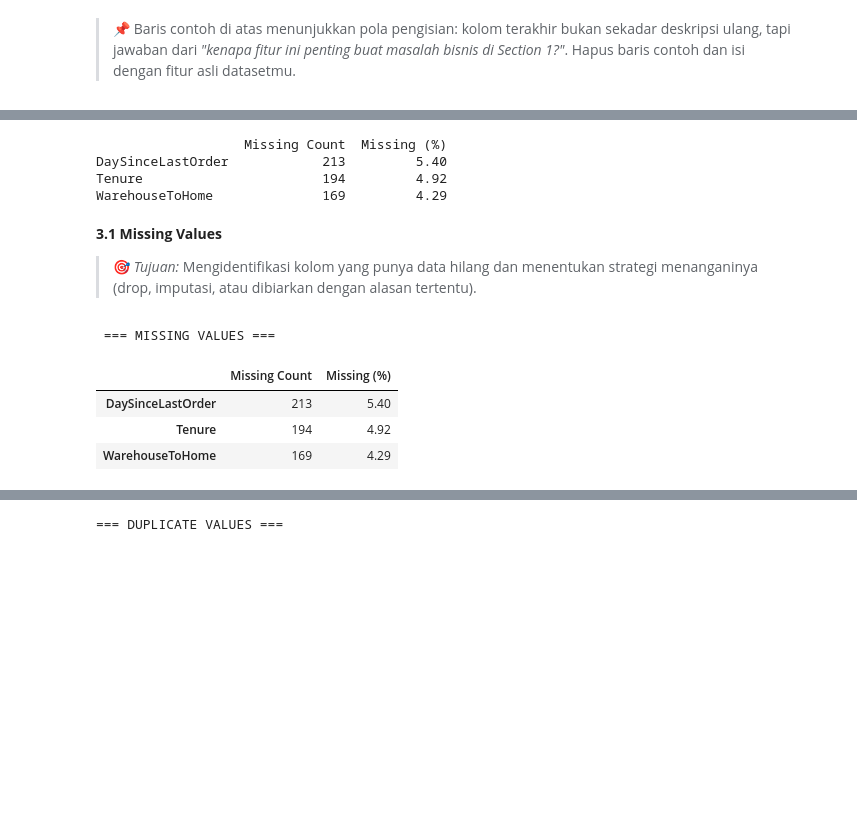
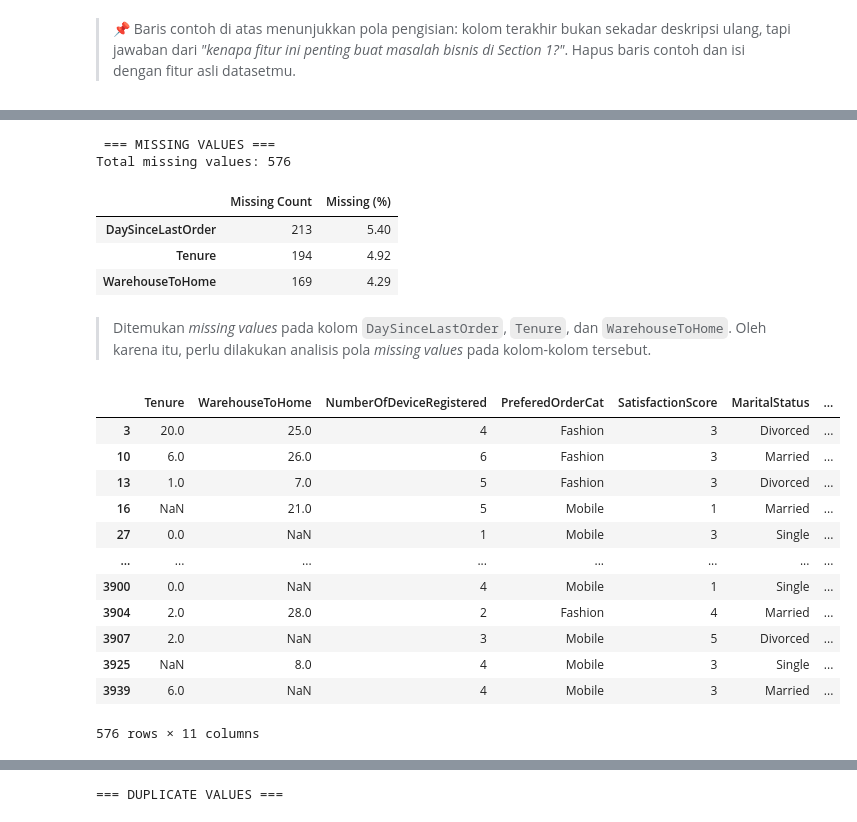
Before and after one commit to MikaMahaputra/E-Commerce-Customer-Churn, a Jupyter notebook: notebook/e-commerce-churn-analysis.ipynb, the cells around one changed output, grey strips where cells are left out. Drawn from its saved outputs; the diff is of its cells as text; code cells hidden in the pictures; blank space fills up the shorter version.

Commit message:
Identify missing values and anomaly values

```diff
--- a/notebook/e-commerce-churn-analysis.ipynb
+++ b/notebook/e-commerce-churn-analysis.ipynb
@@ -186,0 +120,3 @@ df.head()
+# %%
+df_raw = pd.read_csv('../data/raw/customer_churn.csv')
+df_raw
@@ -211,0 +220,2 @@ df.describe(include='all')
+# %%
+df = df_raw.copy()
@@ -212,28 +226,34 @@ df.describe(include='all')
 # %%
-missing = df.isnull().sum()
-missing_pct = (missing / len(df) * 100).round(2)
-missing_df = pd.DataFrame({'Missing Count': missing, 'Missing (%)': missing_pct})
-missing_df = missing_df[missing_df['Missing Count'] > 0].sort_values('Missing (%)', ascending=False)
-print(missing_df)
+print(' === MISSING VALUES ===')
+missing_summary = pd.DataFrame({
+    'Missing Count': df.isnull().sum(),
+    'Missing (%)': (df.isnull().sum() / len(df) * 100).round(2)
+})
+print(f'Total missing values: {missing_summary['Missing Count'].sum()}')
+display(missing_summary[missing_summary['Missing Count'] > 0].sort_values('Missing (%)', ascending=False))
 # %% [output]
-                   Missing Count  Missing (%)
-DaySinceLastOrder            213         5.40
-Tenure                       194         4.92
-WarehouseToHome              169         4.29
+ === MISSING VALUES ===
+Total missing values: 576
+|  | Missing Count | Missing (%) |
+| DaySinceLastOrder | 213 | 5.40 |
+| Tenure | 194 | 4.92 |
+| WarehouseToHome | 169 | 4.29 |
-# %% [markdown]
-**3.1 Missing Values**
-
-> 🎯 *Tujuan:* Mengidentifikasi kolom yang punya data hilang dan menentukan strategi menanganinya (drop, imputasi, atau dibiarkan dengan alasan tertentu).
-# %%
-print(' === MISSING VALUES ===')
-missing_summary = pd.DataFrame({
-    'Missing Count': df.isnull().sum(),
-    'Missing (%)': (df.isnull().sum() / len(df) * 100).round(2)
-})
-display(missing_summary[missing_summary['Missing Count'] > 0].sort_values('Missing (%)', ascending=False))
-# %% [output]
- === MISSING VALUES ===
-|  | Missing Count | Missing (%) |
-| DaySinceLastOrder | 213 | 5.40 |
-| Tenure | 194 | 4.92 |
-| WarehouseToHome | 169 | 4.29 |
+# %% [markdown]
+> Ditemukan *missing values* pada kolom `DaySinceLastOrder`, `Tenure`, dan `WarehouseToHome`. Oleh karena itu, perlu dilakukan analisis pola *missing values* pada kolom-kolom tersebut.
+# %%
+# Menampilkan data yang memiliki nilai kosong
+df[df.isnull().any(axis=1)]
+# %% [output]
+|  | Tenure | WarehouseToHome | NumberOfDeviceRegistered | PreferedOrderCat | SatisfactionScore | MaritalStatus | ... |
+| 3 | 20.0 | 25.0 | 4 | Fashion | 3 | Divorced | ... |
+| 10 | 6.0 | 26.0 | 6 | Fashion | 3 | Married | ... |
+| 13 | 1.0 | 7.0 | 5 | Fashion | 3 | Divorced | ... |
+| 16 | NaN | 21.0 | 5 | Mobile | 1 | Married | ... |
+| 27 | 0.0 | NaN | 1 | Mobile | 3 | Single | ... |
+| ... | ... | ... | ... | ... | ... | ... | ... |
+| 3900 | 0.0 | NaN | 4 | Mobile | 1 | Single | ... |
+| 3904 | 2.0 | 28.0 | 2 | Fashion | 4 | Married | ... |
+| 3907 | 2.0 | NaN | 3 | Mobile | 5 | Divorced | ... |
+| 3925 | NaN | 8.0 | 4 | Mobile | 3 | Single | ... |
+| 3939 | 6.0 | NaN | 4 | Mobile | 3 | Married | ... |
+576 rows × 11 columns
```
Also changed, not shown: parts of 98 cells of this notebook.
